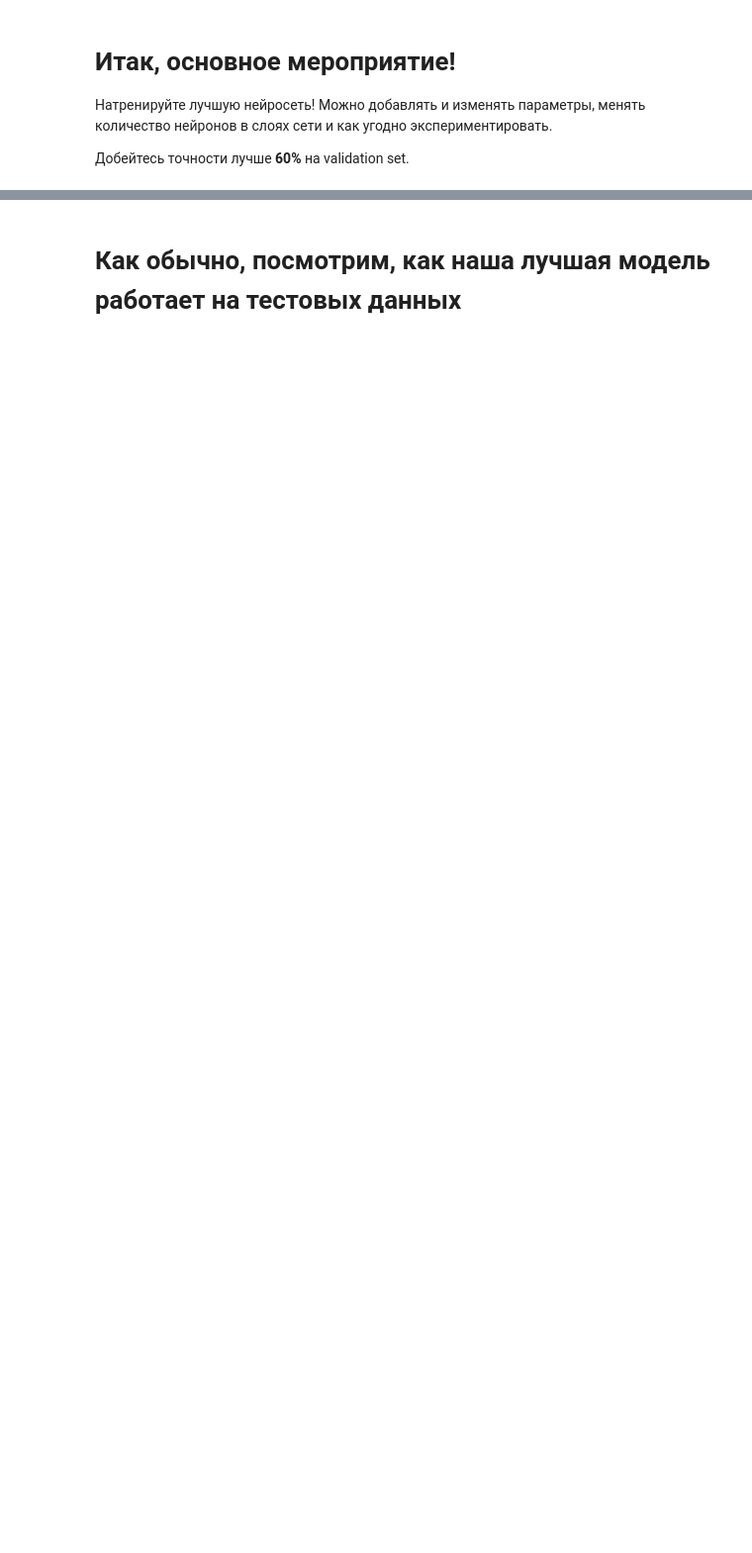
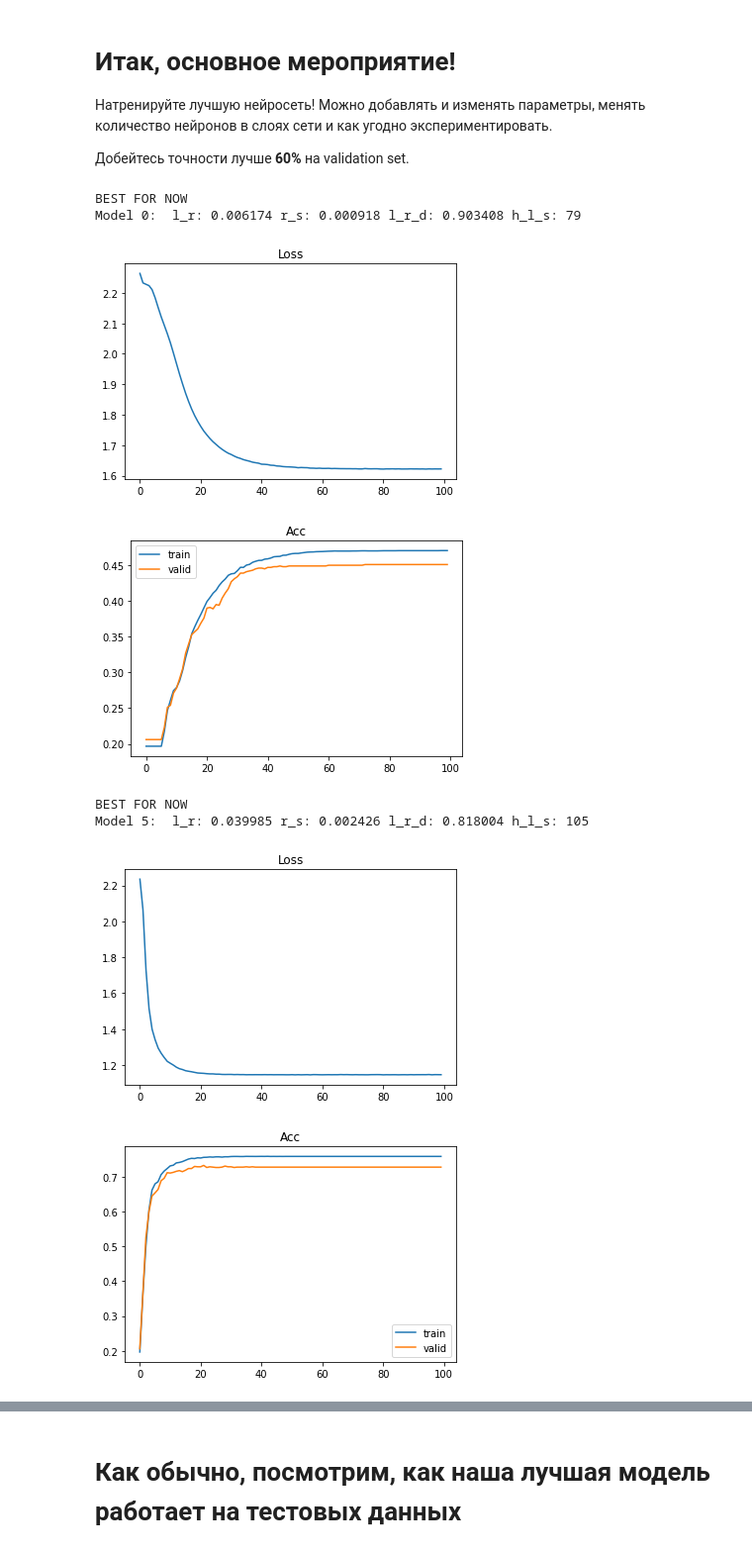
Before and after one commit to lenaNzrva/dlcourse_ai, a Jupyter notebook: assignments/as2_in_progress/Neural Network.ipynb, the cells around one changed output, grey strips where cells are left out. Shown at 99% size. Drawn from its saved outputs; the diff is of its cells as text; code cells hidden in the pictures; blank space fills up the shorter version.

```diff
--- a/assignments/as2_in_progress/Neural Network.ipynb
+++ b/assignments/as2_in_progress/Neural Network.ipynb
@@ -250,47 +343,60 @@ loss_history, train_history, val_history = trainer.fit()
 # %%
 from tqdm import tqdm
 # Let's train the best one-hidden-layer network we can
 
-learning_rates = np.linspace(1e-4, 1e-1, 5)
-reg_strength = np.linspace(1e-4, 1e-1, 5)
-learning_rate_decay = np.linspace(0.8, 0.999, 5)
-hidden_layer_size = np.linspace(50, 150, 5, dtype=int)
-num_epochs = 200
+num_epochs = 100
 batch_size = 64
 
 best_classifier = None
-# best_val_accuracy = None
 
 best_loss_history = None
 best_train_history = None
 best_val_history = [0]
 
 
 # TODO find the best hyperparameters to train the network
 # Don't hesitate to add new values to the arrays above, perform experiments, use any tricks you want
 # You should expect to get to at least 40% of valudation accuracy
 # Save loss/train/history of the best classifier to the variables above
+for i in range(15):
+    learning_rates = 0.1**np.random.uniform(1,4)
+    reg_strength = 0.1**np.random.uniform(1,4)
+    learning_rate_decay = np.random.uniform(0.8, 0.999)
+    hidden_layer_size = np.random.randint(50,150)
 
-for l_r in tqdm(learning_rates):
-    for r_s in tqdm(reg_strength):
-        for l_r_d in tqdm(learning_rate_decay):
-            for h_l_s in tqdm(hidden_layer_size):
+    model = TwoLayerNet(n_input = train_X.shape[1], n_output = 10, hidden_layer_size = hidden_layer_size, reg = reg_strength)
+    dataset = Dataset(train_X, train_y, val_X, val_y)
+    trainer = Trainer(model, dataset, MomentumSGD(), learning_rate_decay=learning_rate_decay,
+                      learning_rate = learning_rates, num_epochs=num_epochs, batch_size=batch_size, print_result=False)
 
-                model = TwoLayerNet(n_input = train_X.shape[1], n_output = 10, hidden_layer_size = h_l_s, reg = r_s)
-                dataset = Dataset(train_X, train_y, val_X, val_y)
-                trainer = Trainer(model, dataset, MomentumSGD(), learning_rate_decay=l_r_d,
-                                  learning_rate = l_r, num_epochs=num_epochs, batch_size=batch_size, print_result=False)
+    loss_history, train_history, val_history = trainer.fit()
 
-                loss_history, train_history, val_history = trainer.fit()
+    if max(val_history) > max(best_val_history):
+        print("BEST FOR NOW")
 
-                if max(val_history) > max(best_val_history):
-                    best_loss_history = loss_history
-                    best_train_history = train_history
-                    best_val_history = val_history
-                    best_classifier = model
+        print(f"Model {i}: ", "l_r:", round(learning_rates, 6), "r_s:", round(reg_strength,6),
+              "l_r_d:", round(learning_rate_decay, 6), "h_l_s:", hidden_layer_size)
 
+        plt.plot(loss_history)
+        plt.title("Loss")
+        plt.show()
 
-# initial_learning_rate = trainer.learning_rate
-# loss_history, train_history, val_history = trainer.fit()
+        plt.plot(train_history, label='train')
+        plt.plot(val_history, label='valid')
+        plt.title("Acc")
+        plt.legend()
+        plt.show()
 
-# print('best validation accuracy achieved: %f' % best_val_accuracy)
+        best_loss_history = loss_history
+        best_train_history = train_history
+        best_val_history = val_history
+        best_classifier = model
+# %% [output]
+BEST FOR NOW
+Model 0:  l_r: 0.006174 r_s: 0.000918 l_r_d: 0.903408 h_l_s: 79
+[figure, added]
+[figure, added]
+BEST FOR NOW
+Model 5:  l_r: 0.039985 r_s: 0.002426 l_r_d: 0.818004 h_l_s: 105
+[figure, added]
+[figure, added]
```
Also changed, not shown: parts of 10 cells of this notebook.
